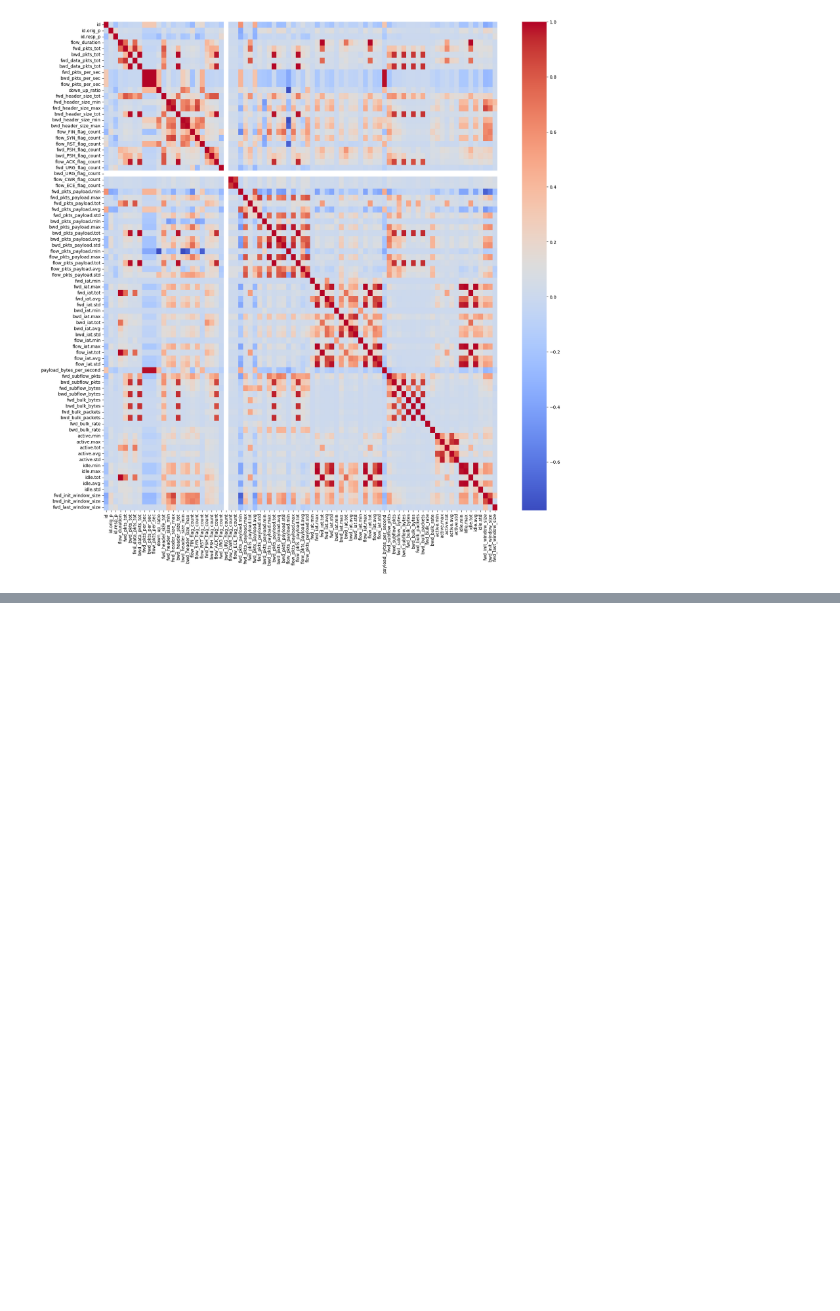
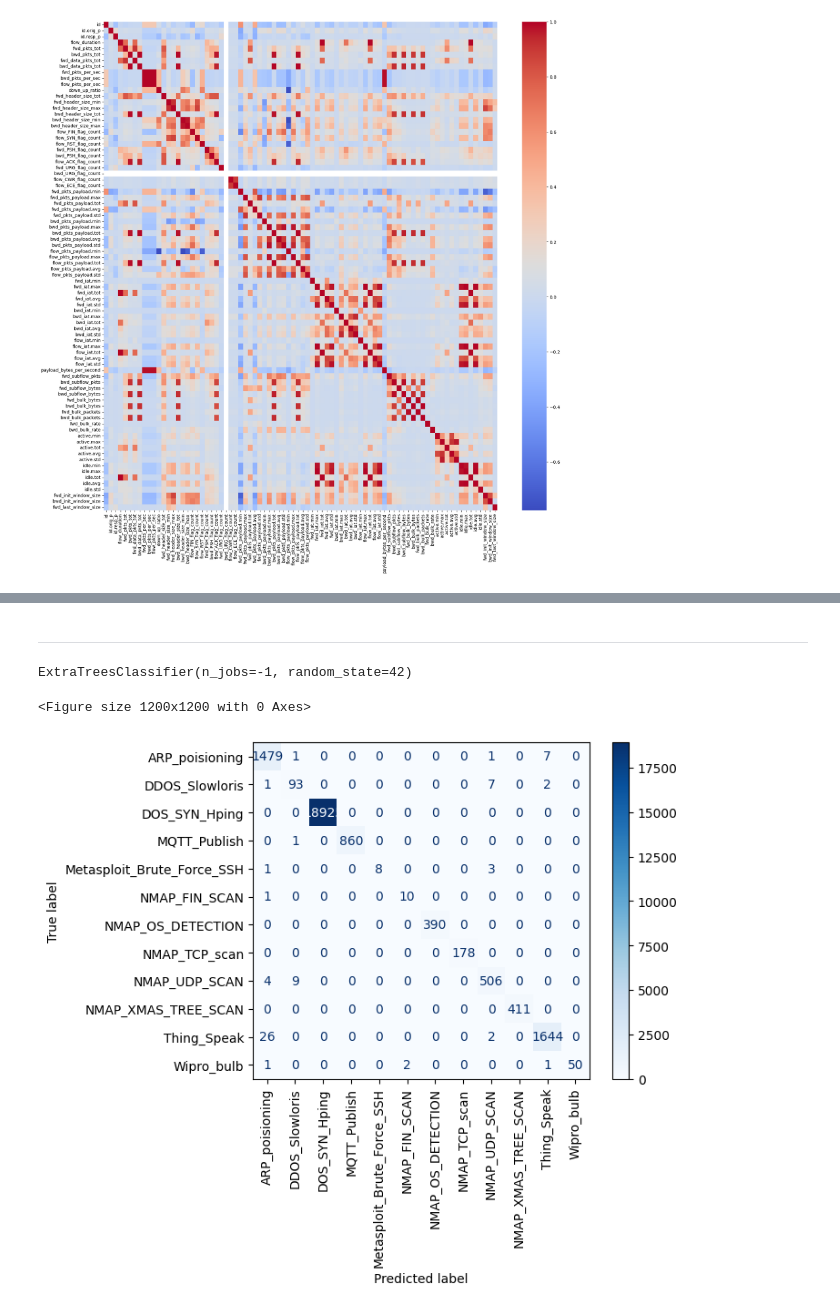
Before and after one commit to MauroGonzalez51/rt-iot, a Jupyter notebook: src/notebooks/000.ipynb, the cells around one changed output, grey strips where cells are left out. Saved outputs shown, nothing was run; the diff lists cells and outputs as text; code cells hidden in the pictures; blank space fills up the shorter version.

Commit message:
feat: using LazyPredict in order to test some models
- ExtraTreesClassifiers seems to be the better one for the job

```diff
--- a/src/notebooks/000.ipynb
+++ b/src/notebooks/000.ipynb
@@ -102,0 +178,12 @@ display(f"highly-correlated columns: {list(highly_correlated)}")
+# %%
+# type: ignore
+
+X_train = X_resampled.copy()
+y_train = y_resampled.copy()
+
+X_test = df_test_raw.drop(target_columns, axis=1)
+
+for column in X_test.select_dtypes(include="object").columns:
+    X_test[column] = le.fit_transform(X_test[column])
+
+y_test = le.fit_transform(df_test_raw[target_columns].values.ravel())
@@ -102,0 +249,2 @@ display(f"highly-correlated columns: {list(highly_correlated)}")
+# %% [markdown]
+---
@@ -102,0 +258,19 @@ display(f"highly-correlated columns: {list(highly_correlated)}")
+# %%
+model = ExtraTreesClassifier(n_estimators=100, random_state=42, n_jobs=-1)
+# %%
+model.fit(X_train, y_train)  # type: ignore
+# %% [output]
+ExtraTreesClassifier(n_jobs=-1, random_state=42)
+# %%
+y_pred = model.predict(X_test)
+# %%
+# type: ignore
+
+plt.figure(figsize=(12, 12))
+cm = confusion_matrix(y_test, y_pred)
+disp = ConfusionMatrixDisplay(confusion_matrix=cm, display_labels=le.classes_)
+disp.plot(xticks_rotation='vertical', cmap='Blues', values_format='d')
+plt.show()
+# %% [output]
+<Figure size 1200x1200 with 0 Axes>
+[figure, added]
```
Also changed, not shown: parts of 30 cells of this notebook, 5 other files.
